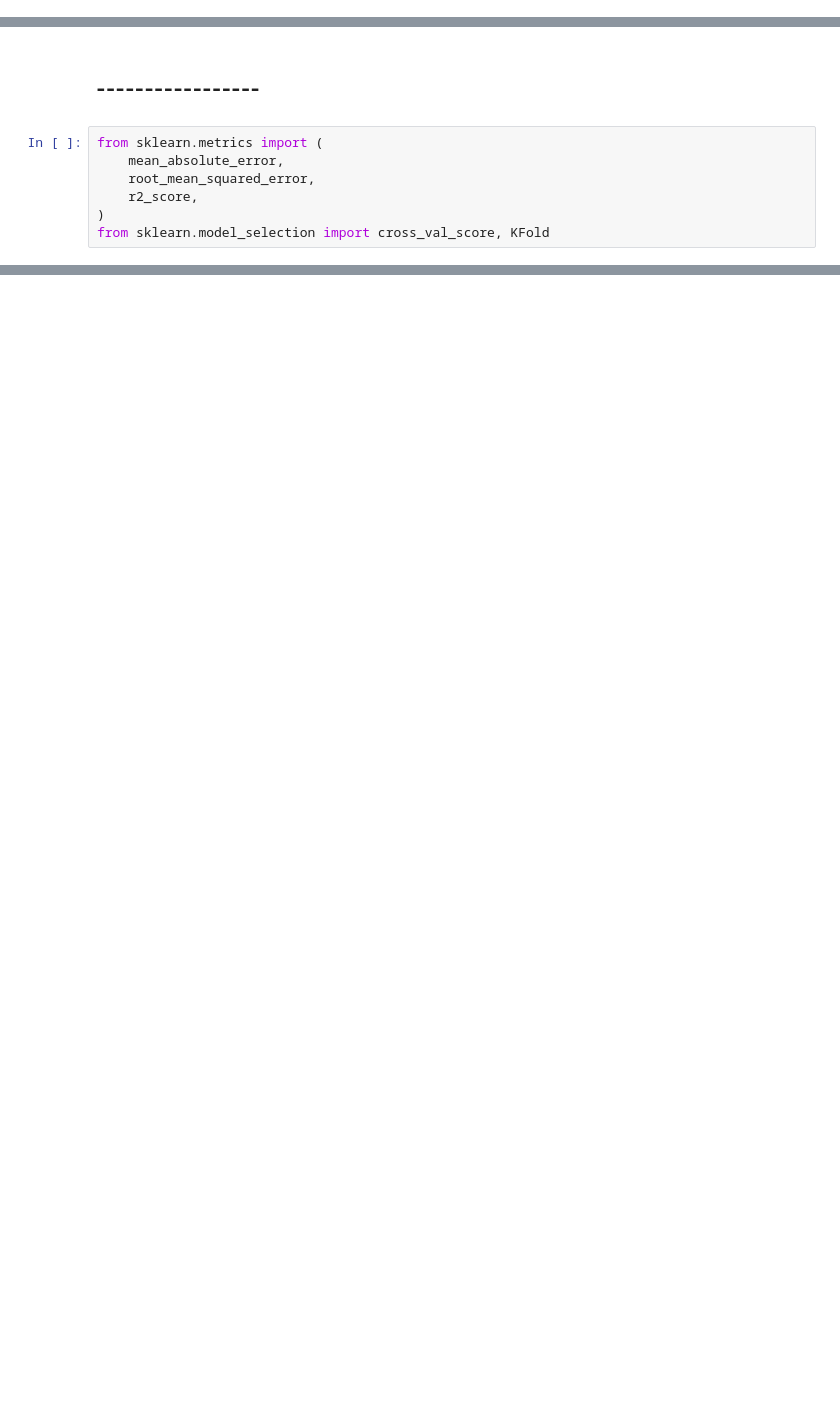
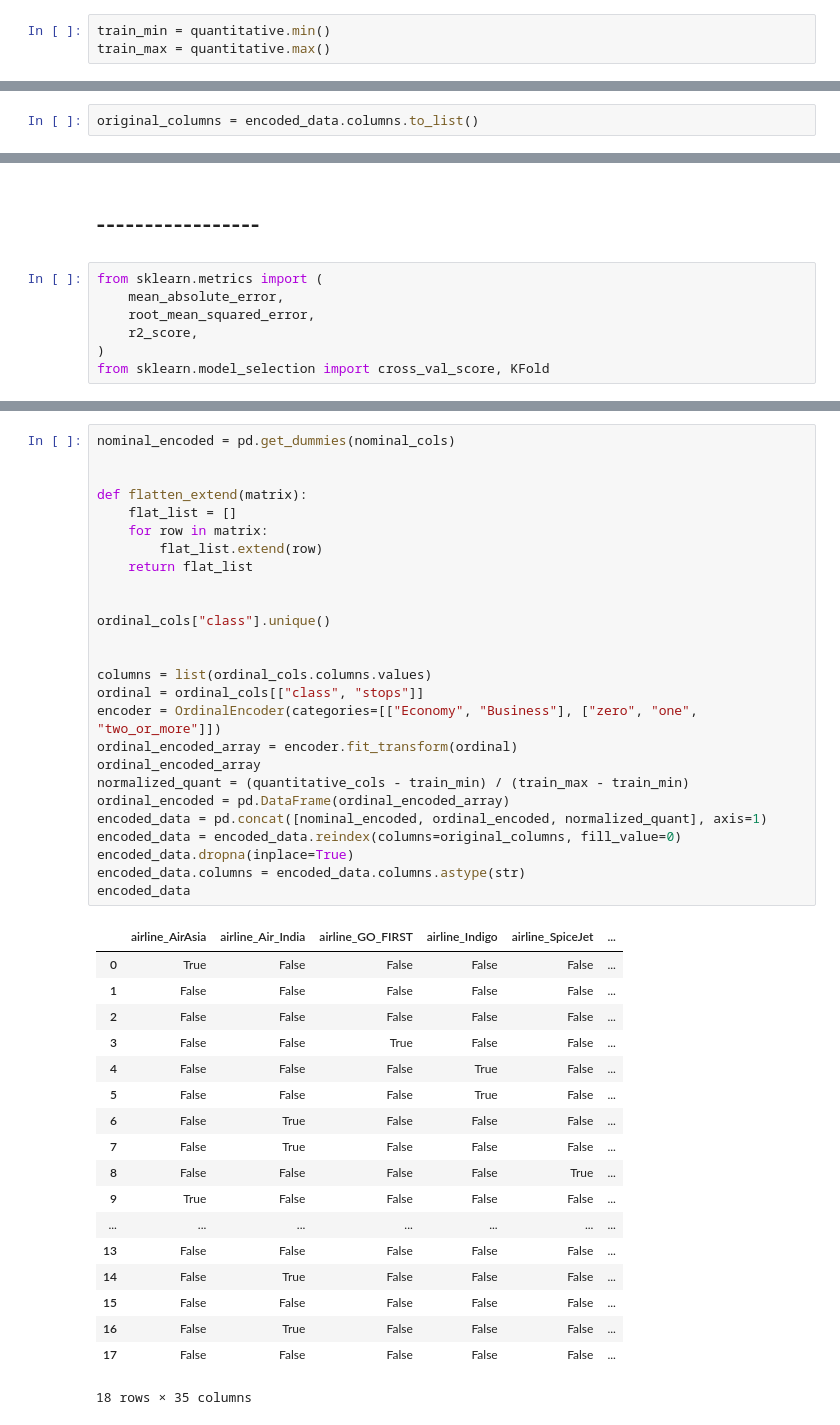
Before and after one commit to Aymanemjj/ml_plane_ticket_pridection, a Jupyter notebook: notebooks/main.ipynb, the cells around one changed output, grey strips where cells are left out. Cells and saved outputs as stored; diff of their text form; blank space fills up the shorter version.

```diff
--- a/notebooks/main.ipynb
+++ b/notebooks/main.ipynb
@@ -247,8 +248,13 @@ array([[0., 0.],
        [1., 1.]], shape=(299551, 2))
 # %%
 normalized_quant = (quantitative - quantitative.min()) / (quantitative.max() - quantitative.min())
+# %%
+train_min = quantitative.min()
+train_max = quantitative.max()
 # %%
 ordinal_encoded = pd.DataFrame(ordinal_encoded_array)
 encoded_data = pd.concat([nominal_encoded, ordinal_encoded, normalized_quant], axis=1)
 encoded_data.dropna(inplace=True)
 encoded_data.columns = encoded_data.columns.astype(str)
+# %%
+original_columns = encoded_data.columns.to_list()
@@ -539,0 +597,45 @@ np.float64(0.07193351926689055)
+# %%
+nominal_encoded = pd.get_dummies(nominal_cols)
+
+
+def flatten_extend(matrix):
+    flat_list = []
+    for row in matrix:
+        flat_list.extend(row)
+    return flat_list
+
+
+ordinal_cols["class"].unique()
+
+
+columns = list(ordinal_cols.columns.values)
+ordinal = ordinal_cols[["class", "stops"]]
+encoder = OrdinalEncoder(categories=[["Economy", "Business"], ["zero", "one", "two_or_more"]])
+ordinal_encoded_array = encoder.fit_transform(ordinal)
+ordinal_encoded_array
+normalized_quant = (quantitative_cols - train_min) / (train_max - train_min)
+ordinal_encoded = pd.DataFrame(ordinal_encoded_array)
+encoded_data = pd.concat([nominal_encoded, ordinal_encoded, normalized_quant], axis=1)
+encoded_data = encoded_data.reindex(columns=original_columns, fill_value=0)
+encoded_data.dropna(inplace=True)
+encoded_data.columns = encoded_data.columns.astype(str)
+encoded_data
+# %% [output]
+|  | airline_AirAsia | airline_Air_India | airline_GO_FIRST | airline_Indigo | airline_SpiceJet | ... |
+| 0 | True | False | False | False | False | ... |
+| 1 | False | False | False | False | False | ... |
+| 2 | False | False | False | False | False | ... |
+| 3 | False | False | True | False | False | ... |
+| 4 | False | False | False | True | False | ... |
+| 5 | False | False | False | True | False | ... |
+| 6 | False | True | False | False | False | ... |
+| 7 | False | True | False | False | False | ... |
+| 8 | False | False | False | False | True | ... |
+| 9 | True | False | False | False | False | ... |
+| ... | ... | ... | ... | ... | ... | ... |
+| 13 | False | False | False | False | False | ... |
+| 14 | False | True | False | False | False | ... |
+| 15 | False | False | False | False | False | ... |
+| 16 | False | True | False | False | False | ... |
+| 17 | False | False | False | False | False | ... |
+18 rows × 35 columns
```
Also changed, not shown: parts of 30 cells of this notebook.
